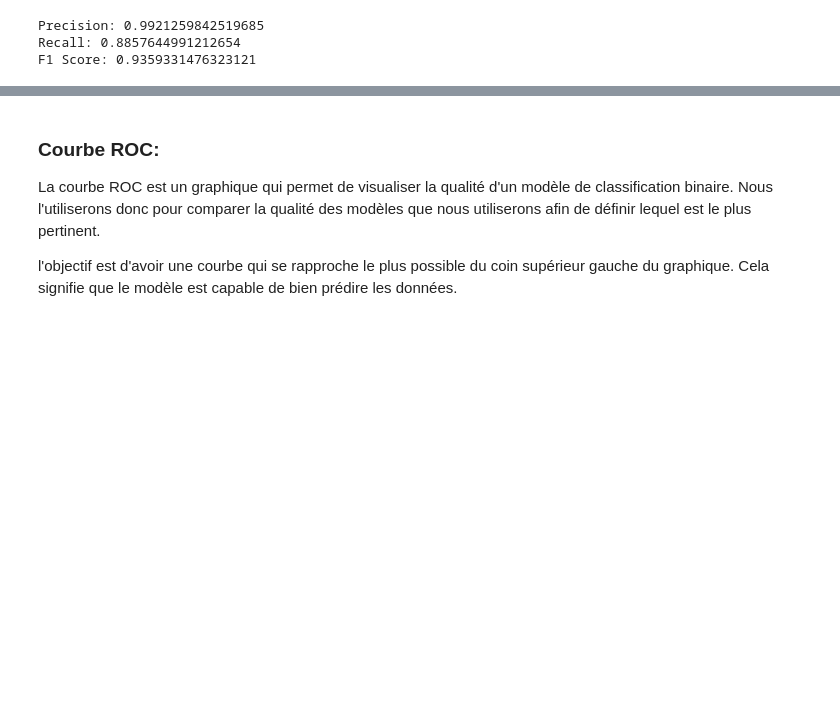
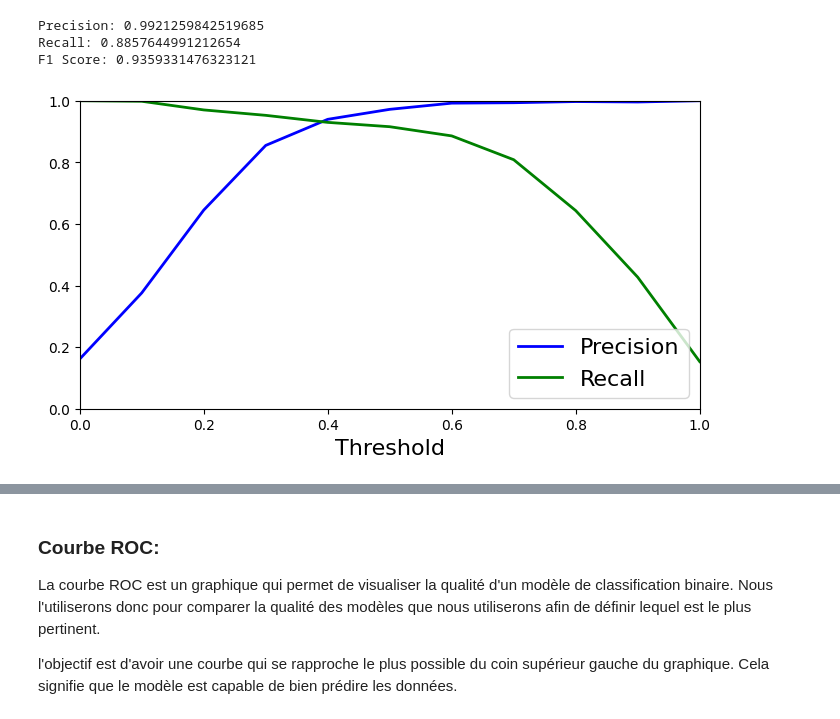
Before and after one commit to Aldresus/projetIA, a Jupyter notebook: les graphes et import.ipynb, the cells around one changed output, grey strips where cells are left out. Cells and saved outputs as stored; diff of their text form; code cells hidden in the pictures; blank space fills up the shorter version.

Commit message:
Add some graphics and move import

```diff
--- a/projet_curve_Laureline.ipynb
+++ b/les graphes et import.ipynb
@@ -515,3 +518,23 @@ print(f'F1 Score: {forest_f1}')
 Precision: 0.9921259842519685
 Recall: 0.8857644991212654
 F1 Score: 0.9359331476323121
+# %%
+y_probas_forest = cross_val_predict(forest_clf, X_train_prepared, y_train_1, cv=10, method="predict_proba")
+y_scores_forest = y_probas_forest[:, 1] # score = proba of positive class
+
+precisions, recalls, thresholds = precision_recall_curve(y_train_1, y_scores_forest)
+# %%
+
+def plot_precision_recall_vs_threshold(precisions, recalls, thresholds):
+    plt.plot(thresholds, precisions[:-1], "b-", label="Precision", linewidth=2)
+    plt.plot(thresholds, recalls[:-1], "g-", label="Recall", linewidth=2)
+    plt.xlabel("Threshold", fontsize=16)
+    plt.legend(loc="lower right", fontsize=16)
+    plt.ylim([0, 1])
+
+plt.figure(figsize=(8, 4))
+plot_precision_recall_vs_threshold(precisions, recalls, thresholds)
+plt.xlim([0, 1])
+plt.show()
+# %% [output]
+[figure, added]
```
Also changed, not shown: parts of 35 cells of this notebook.
